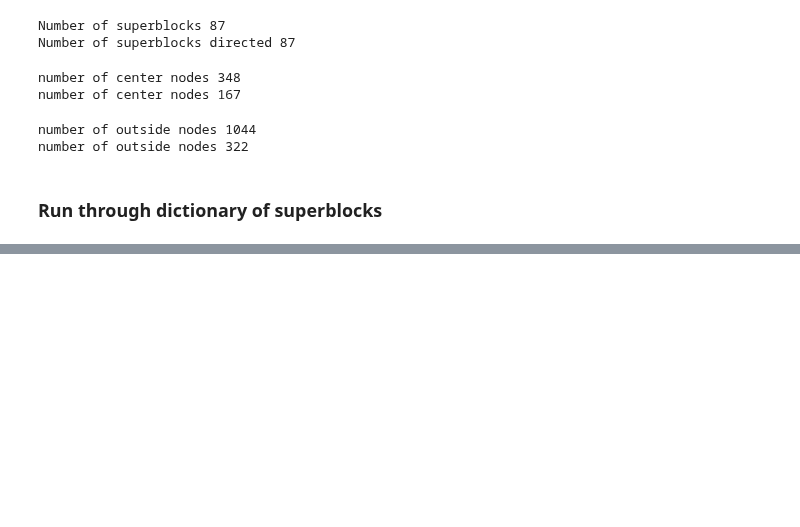
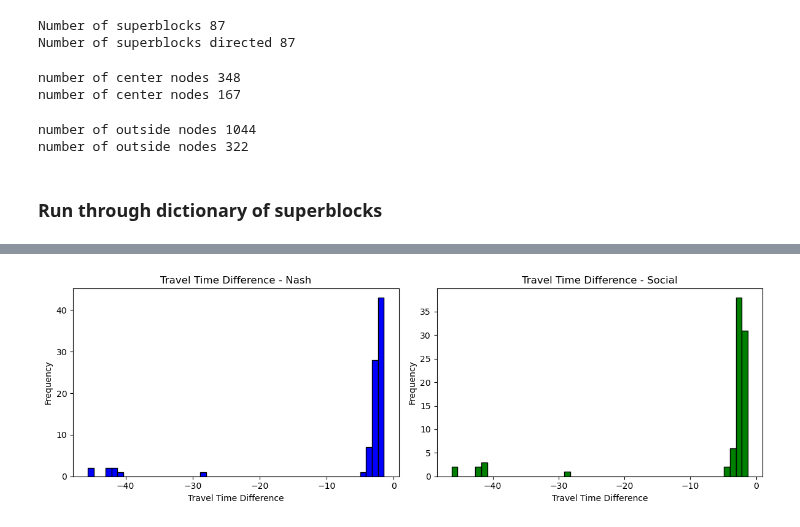
Before and after one commit to claricemottet/Barcelona_Superblock_Placement_Optimization, a Jupyter notebook: networks_bcn.ipynb, the cells around one changed output, grey strips where cells are left out. Cells and saved outputs as stored; diff of their text form; code cells hidden in the pictures; blank space fills up the shorter version.

```diff
--- a/networks_bcn.ipynb
+++ b/networks_bcn.ipynb
@@ -738,0 +852,22 @@ path_out_social_ = r'/home/clarice/Documents/VSCode/Term2_Networks/final_project
+# %%
+# Updating the provided code to plot histograms side by side
+plt.figure(figsize=(12, 4)) # Adjusted overall figure size to accommodate both plots side by side
+
+# Plot for df_nash
+plt.subplot(1, 2, 1) # 1 row, 2 columns, first plot
+plt.hist(df_nash['time_diff'], bins=50, color='blue', edgecolor='black')
+plt.title('Travel Time Difference - Nash')
+plt.xlabel('Travel Time Difference')
+plt.ylabel('Frequency')
+
+# Plot for df_social
+plt.subplot(1, 2, 2) # 1 row, 2 columns, second plot
+plt.hist(df_social['time_diff'], bins=50, color='green', edgecolor='black')
+plt.title('Travel Time Difference - Social')
+plt.xlabel('Travel Time Difference')
+plt.ylabel('Frequency')
+
+plt.tight_layout() # Adjust layouts so they do not overlap
+plt.show()
+# %% [output]
+[figure, added]
```
Also changed, not shown: parts of 13 cells of this notebook, 36 other files.
